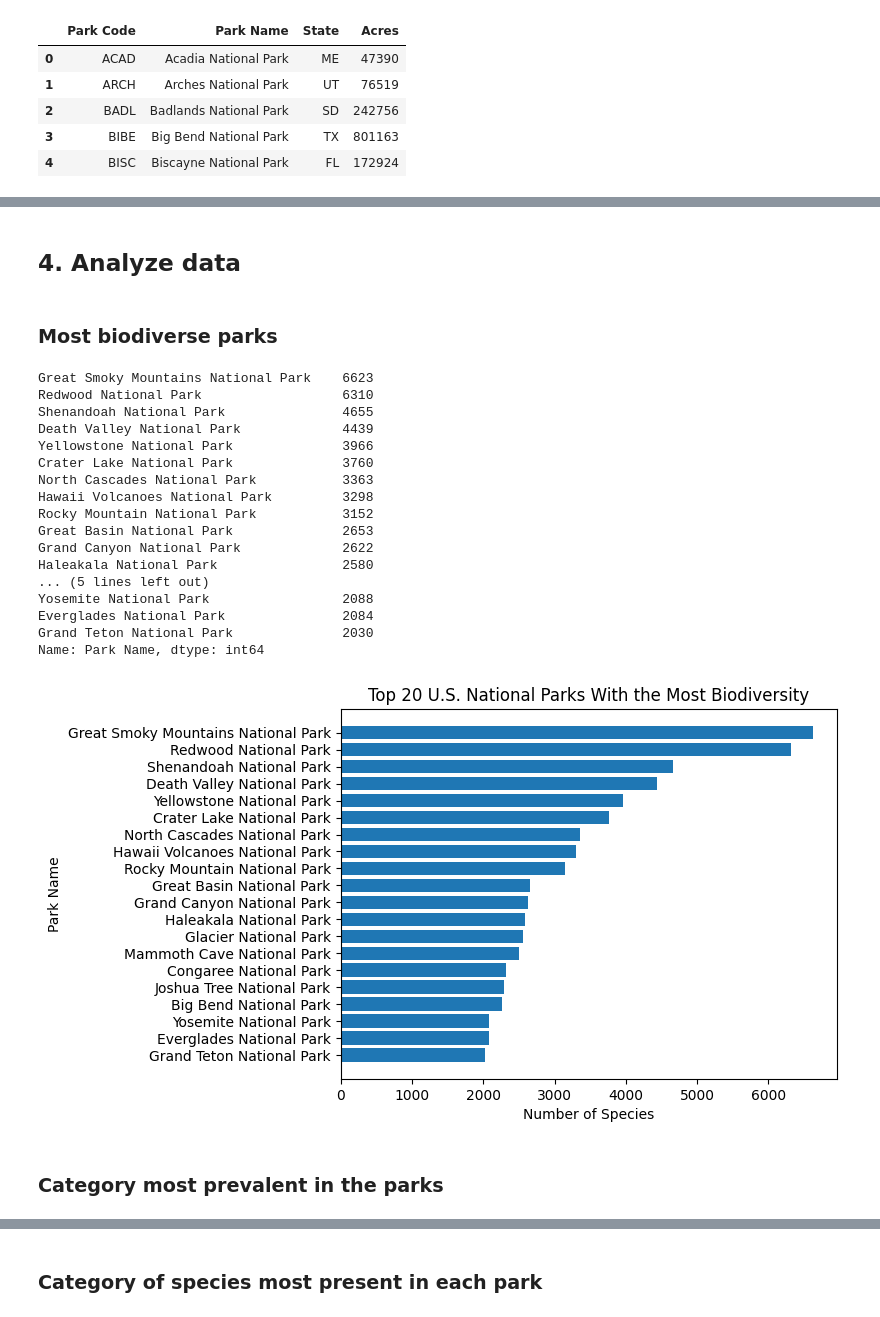
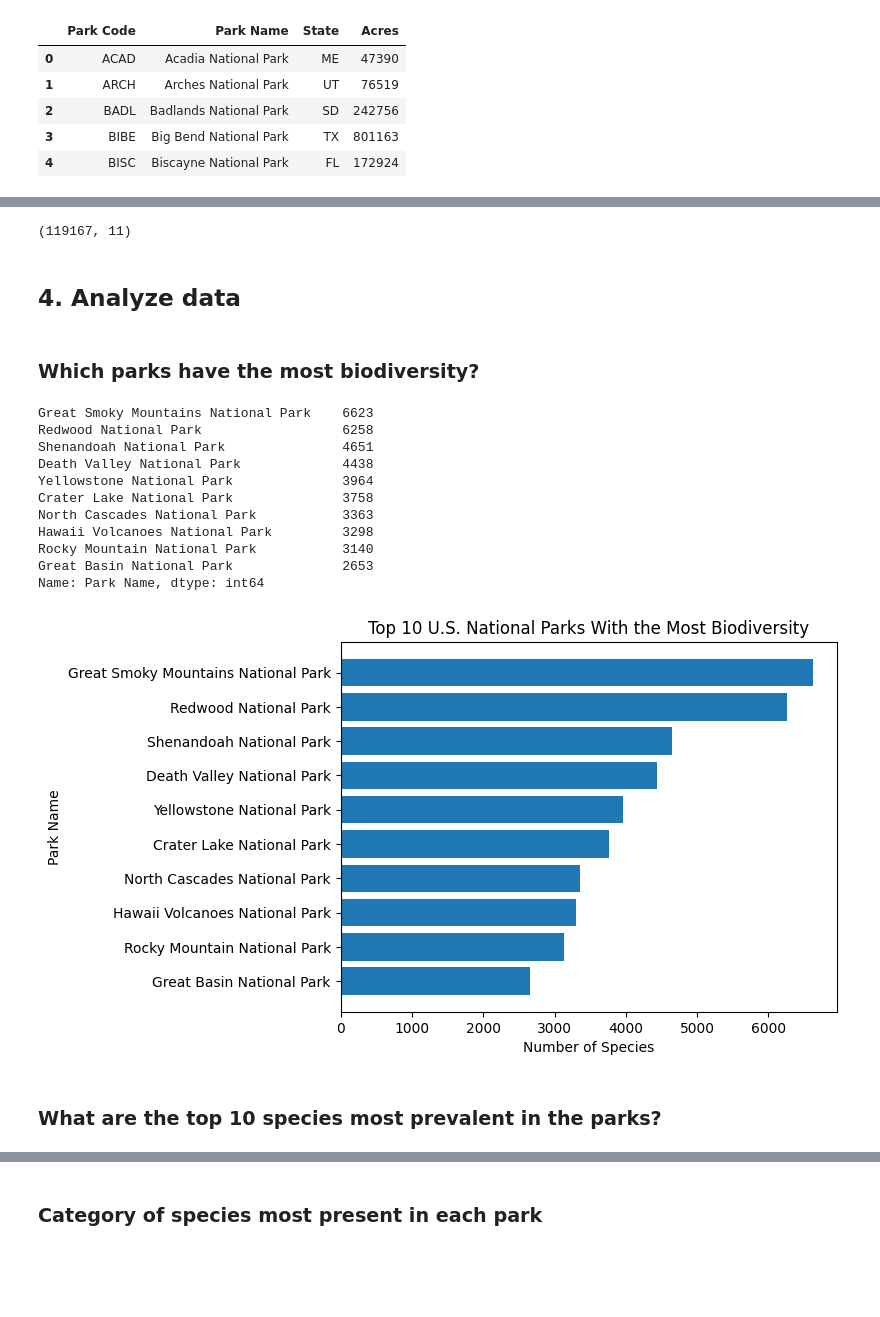
Before and after one commit to slee502/Biodiversity_in_Parks, a Jupyter notebook: Biodiversity_Project.ipynb, the cells around one changed output, grey strips where cells are left out. Cells and saved outputs as stored; diff of their text form; code cells hidden in the pictures; blank space fills up the shorter version.

Commit message:
updated cleaning data

```diff
--- a/Biodiversity_Project.ipynb
+++ b/Biodiversity_Project.ipynb
@@ -48,0 +22,3 @@ df.head()
+# %%
+# read species data and specify columns to use
+species = pd.read_csv('assets/species.csv', usecols=['Park Name', 'Category', 'Scientific Name', 'Common Names', 'Occurrence', 'Nativeness', 'Abundance', 'Conservation Status'])
@@ -81,0 +114,3 @@ dtype: object
+# %%
+# drop duplicate rows in species
+species_drop = species.drop_duplicates()
@@ -81,0 +122,3 @@ dtype: object
+# %%
+# merge datasets
+df = pd.merge(parks, species_drop, left_on='Park Name', right_on='Park Name')
@@ -82,48 +134,46 @@ dtype: object
+# %%
+df.shape
+# %% [output]
+(119167, 11)
 # %% [markdown]
 ## 4. Analyze data
 # %% [markdown]
-### Most biodiverse parks
+### Which parks have the most biodiversity?
 # %%
 # count species
 count_species = df['Park Name'].value_counts()
 # %%
-# show the top 20 parks with the most species/biodiversity
-count_species.head(20)
+# show the top 10 parks with the most species/biodiversity
+count_species.head(10)
 # %% [output]
 Great Smoky Mountains National Park    6623
-Redwood National Park                  6310
-Shenandoah National Park               4655
-Death Valley National Park             4439
-Yellowstone National Park              3966
-Crater Lake National Park              3760
+Redwood National Park                  6258
+Shenandoah National Park               4651
+Death Valley National Park             4438
+Yellowstone National Park              3964
+Crater Lake National Park              3758
 North Cascades National Park           3363
 Hawaii Volcanoes National Park         3298
-Rocky Mountain National Park           3152
+Rocky Mountain National Park           3140
 Great Basin National Park              2653
-Grand Canyon National Park             2622
-Haleakala National Park                2580
-... (5 lines left out)
-Yosemite National Park                 2088
-Everglades National Park               2084
-Grand Teton National Park              2030
 Name: Park Name, dtype: int64
 # %%
-# plot the top 20 parks with the most species/biodiversity
+# plot the top 10 parks with the most species/biodiversity
 
-top_20_parks = count_species.head(20)
+top_10_parks = count_species.head(10)
 
-x = top_20_parks.index
-y = top_20_parks.values
+x = top_10_parks.index
+y = top_10_parks.values
 
 plt.barh(x, y)
 plt.gca().invert_yaxis()
 plt.xlabel('Number of Species')
 plt.ylabel('Park Name')
-plt.title('Top 20 U.S. National Parks With the Most Biodiversity')
+plt.title('Top 10 U.S. National Parks With the Most Biodiversity')
 
 plt.show()
 # %% [output]
-[figure, old version]
+[figure, new version]
 # %% [markdown]
-### Category most prevalent in the parks
+### What are the top 10 species most prevalent in the parks?
 # %%
```
Also changed, not shown: parts of 23 cells of this notebook.
